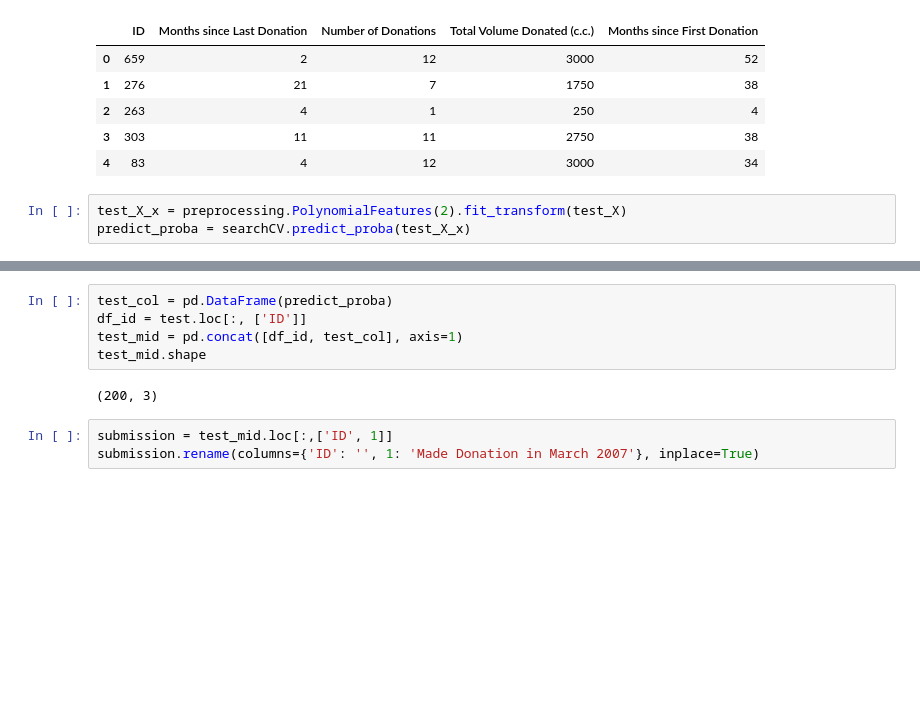
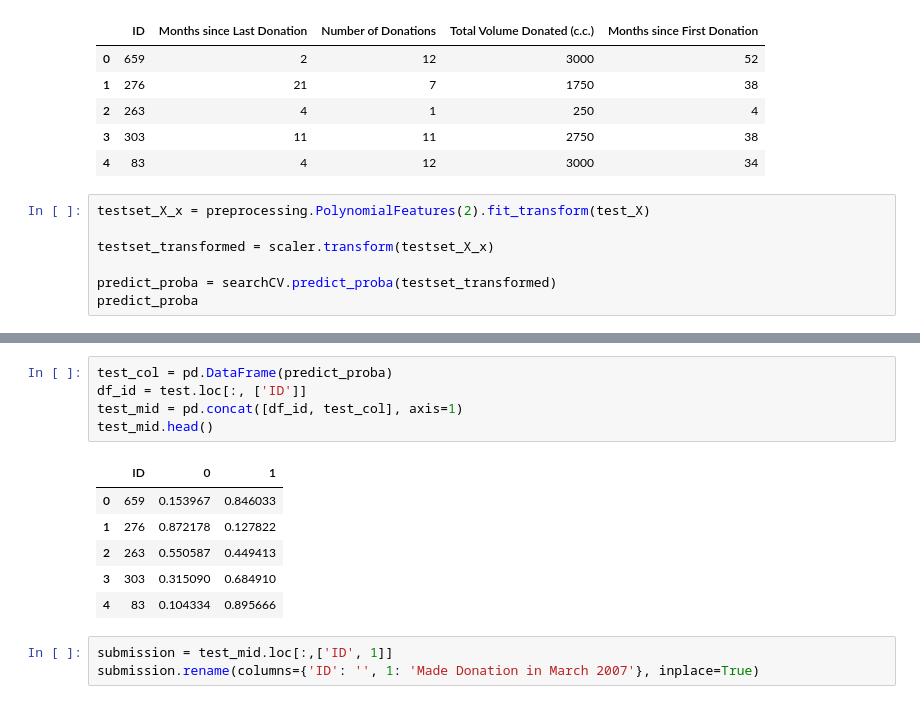
Before and after one commit to jehung/blood_donation, a Jupyter notebook: Explore.ipynb, the cells around one changed output, grey strips where cells are left out. Drawn from its saved outputs; the diff is of its cells as text; blank space fills up the shorter version.

```diff
--- a/Explore.ipynb
+++ b/Explore.ipynb
@@ -213,5 +336,9 @@ test.head()
 | 3 | 303 | 11 | 11 | 2750 | 38 |
 | 4 | 83 | 4 | 12 | 3000 | 34 |
 # %%
-test_X_x = preprocessing.PolynomialFeatures(2).fit_transform(test_X)
-predict_proba = searchCV.predict_proba(test_X_x)
+testset_X_x = preprocessing.PolynomialFeatures(2).fit_transform(test_X)
+
+testset_transformed = scaler.transform(testset_X_x)
+
+predict_proba = searchCV.predict_proba(testset_transformed)
+predict_proba
@@ -218,10 +363,15 @@ predict_proba = searchCV.predict_proba(test_X_x)
 # %%
 test_col = pd.DataFrame(predict_proba)
 df_id = test.loc[:, ['ID']]
 test_mid = pd.concat([df_id, test_col], axis=1)
-test_mid.shape
+test_mid.head()
 # %% [output]
-(200, 3)
+|  | ID | 0 | 1 |
+| 0 | 659 | 0.153967 | 0.846033 |
+| 1 | 276 | 0.872178 | 0.127822 |
+| 2 | 263 | 0.550587 | 0.449413 |
+| 3 | 303 | 0.315090 | 0.684910 |
+| 4 | 83 | 0.104334 | 0.895666 |
 # %%
 submission = test_mid.loc[:,['ID', 1]]
 submission.rename(columns={'ID': '', 1: 'Made Donation in March 2007'}, inplace=True)
```
Also changed, not shown: parts of 24 cells of this notebook, 2 other files.
